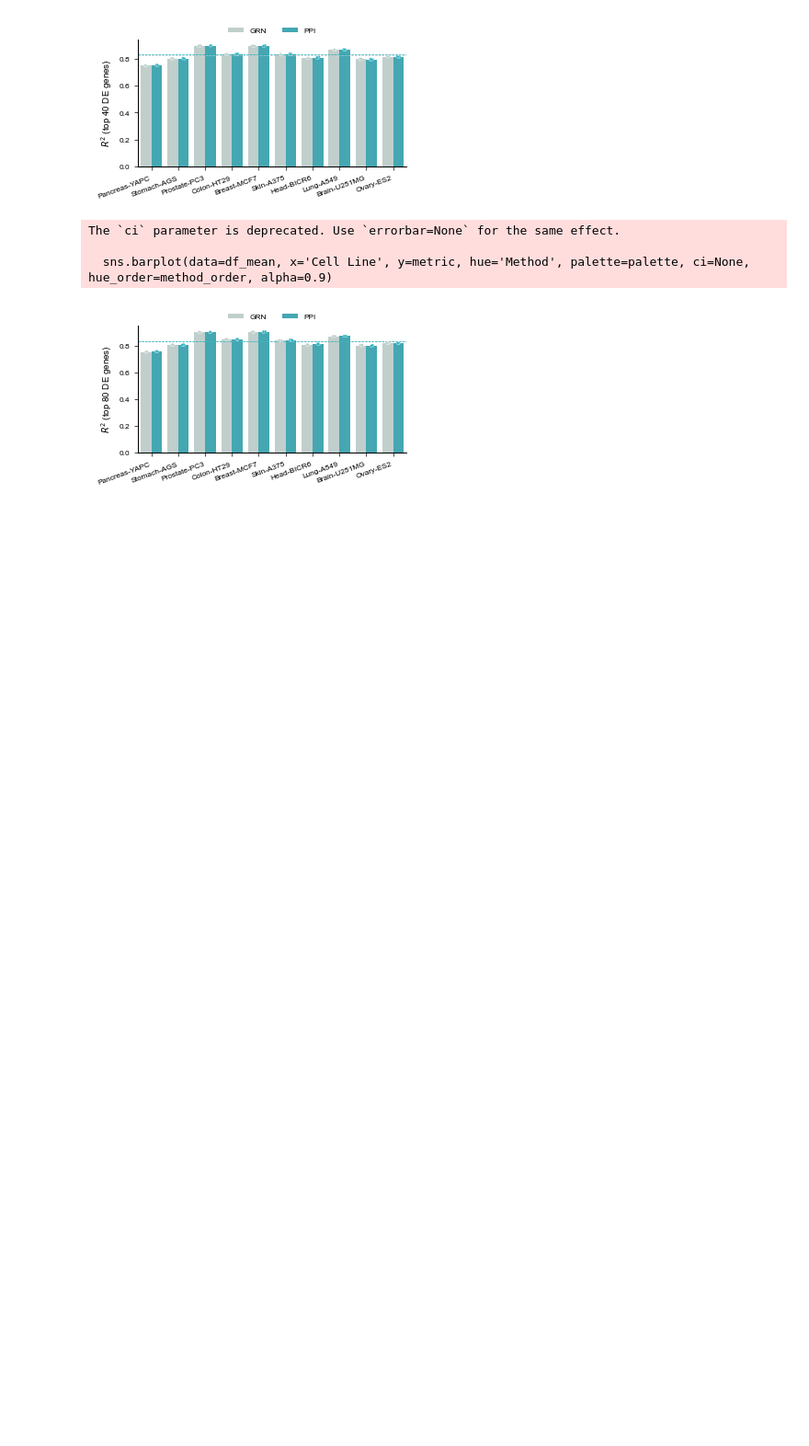
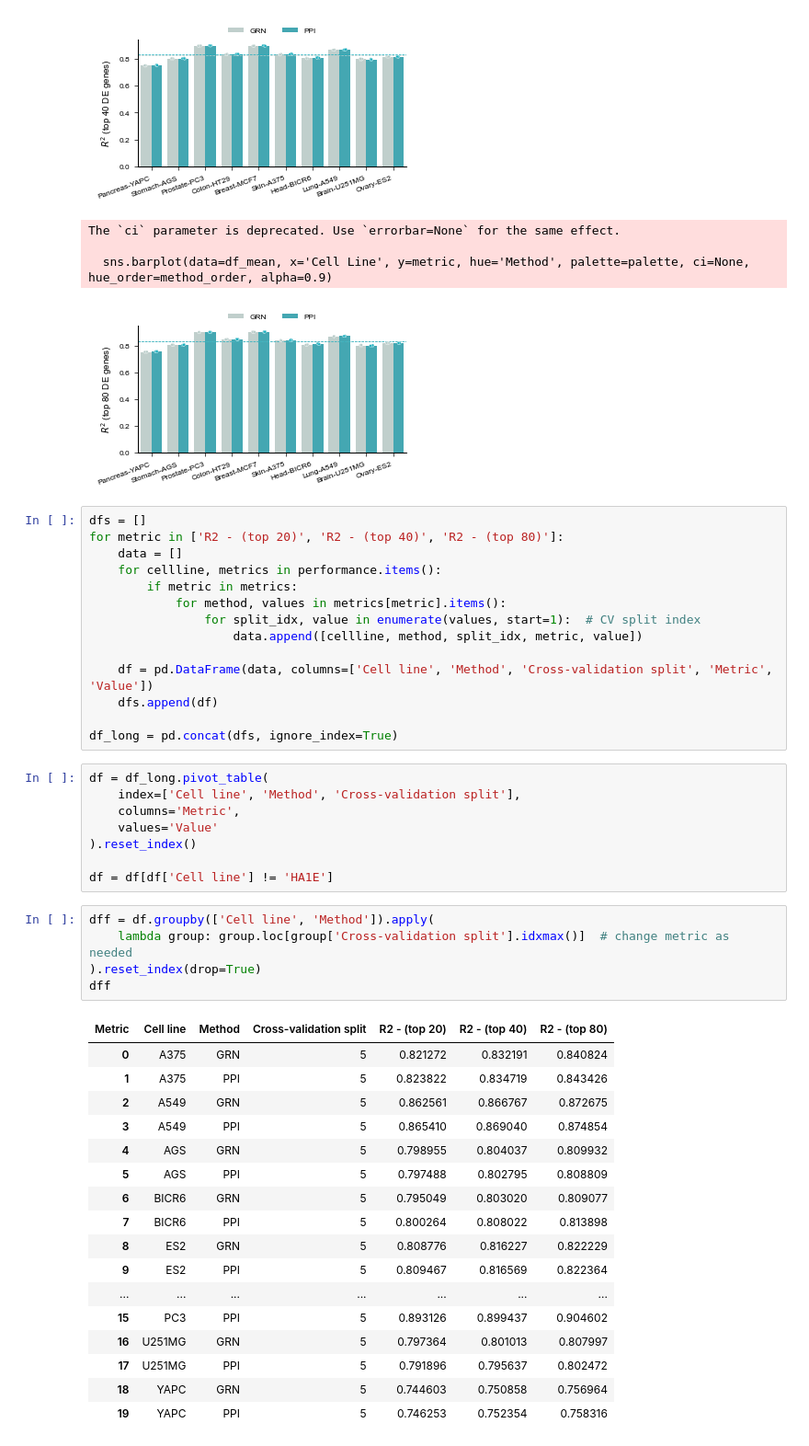
Before and after one commit to mims-harvard/PDGrapher, a Jupyter notebook: figures/figures_supplementary/ablation_grn_genetic_within/plot_grn_genetic_within.ipynb, the cells around one changed output. Shown at 92% size. Cells and saved outputs as stored; diff of their text form; blank space fills up the shorter version.

```diff
--- a/figures/figures_supplementary/ablation_grn_genetic_within/plot_grn_genetic_within.ipynb
+++ b/figures/figures_supplementary/ablation_grn_genetic_within/plot_grn_genetic_within.ipynb
@@ -527,3 +597,48 @@ The `ci` parameter is deprecated. Use `errorbar=None` for the same effect.
 
   sns.barplot(data=df_mean, x='Cell Line', y=metric, hue='Method', palette=palette, ci=None, hue_order=method_order, alpha=0.9)
 [figure]
+# %%
+dfs = []
+for metric in ['R2 - (top 20)', 'R2 - (top 40)', 'R2 - (top 80)']:
+    data = []
+    for cellline, metrics in performance.items():
+        if metric in metrics:
+            for method, values in metrics[metric].items():
+                for split_idx, value in enumerate(values, start=1):  # CV split index
+                    data.append([cellline, method, split_idx, metric, value])
+
+    df = pd.DataFrame(data, columns=['Cell line', 'Method', 'Cross-validation split', 'Metric', 'Value'])
+    dfs.append(df)
+
+df_long = pd.concat(dfs, ignore_index=True)
+# %%
+df = df_long.pivot_table(
+    index=['Cell line', 'Method', 'Cross-validation split'],
+    columns='Metric',
+    values='Value'
+).reset_index()
+
+df = df[df['Cell line'] != 'HA1E']
+# %%
+dff = df.groupby(['Cell line', 'Method']).apply(
+    lambda group: group.loc[group['Cross-validation split'].idxmax()]  # change metric as needed
+).reset_index(drop=True)
+dff
+# %% [output]
+| Metric | Cell line | Method | Cross-validation split | R2 - (top 20) | R2 - (top 40) | R2 - (top 80) |
+| 0 | A375 | GRN | 5 | 0.821272 | 0.832191 | 0.840824 |
+| 1 | A375 | PPI | 5 | 0.823822 | 0.834719 | 0.843426 |
+| 2 | A549 | GRN | 5 | 0.862561 | 0.866767 | 0.872675 |
+| 3 | A549 | PPI | 5 | 0.865410 | 0.869040 | 0.874854 |
+| 4 | AGS | GRN | 5 | 0.798955 | 0.804037 | 0.809932 |
+| 5 | AGS | PPI | 5 | 0.797488 | 0.802795 | 0.808809 |
+| 6 | BICR6 | GRN | 5 | 0.795049 | 0.803020 | 0.809077 |
+| 7 | BICR6 | PPI | 5 | 0.800264 | 0.808022 | 0.813898 |
+| 8 | ES2 | GRN | 5 | 0.808776 | 0.816227 | 0.822229 |
+| 9 | ES2 | PPI | 5 | 0.809467 | 0.816569 | 0.822364 |
+| ... | ... | ... | ... | ... | ... | ... |
+| 15 | PC3 | PPI | 5 | 0.893126 | 0.899437 | 0.904602 |
+| 16 | U251MG | GRN | 5 | 0.797364 | 0.801013 | 0.807997 |
+| 17 | U251MG | PPI | 5 | 0.791896 | 0.795637 | 0.802472 |
+| 18 | YAPC | GRN | 5 | 0.744603 | 0.750858 | 0.756964 |
+| 19 | YAPC | PPI | 5 | 0.746253 | 0.752354 | 0.758316 |
```
Also changed, not shown: parts of 2 cells of this notebook, 44 other files.
